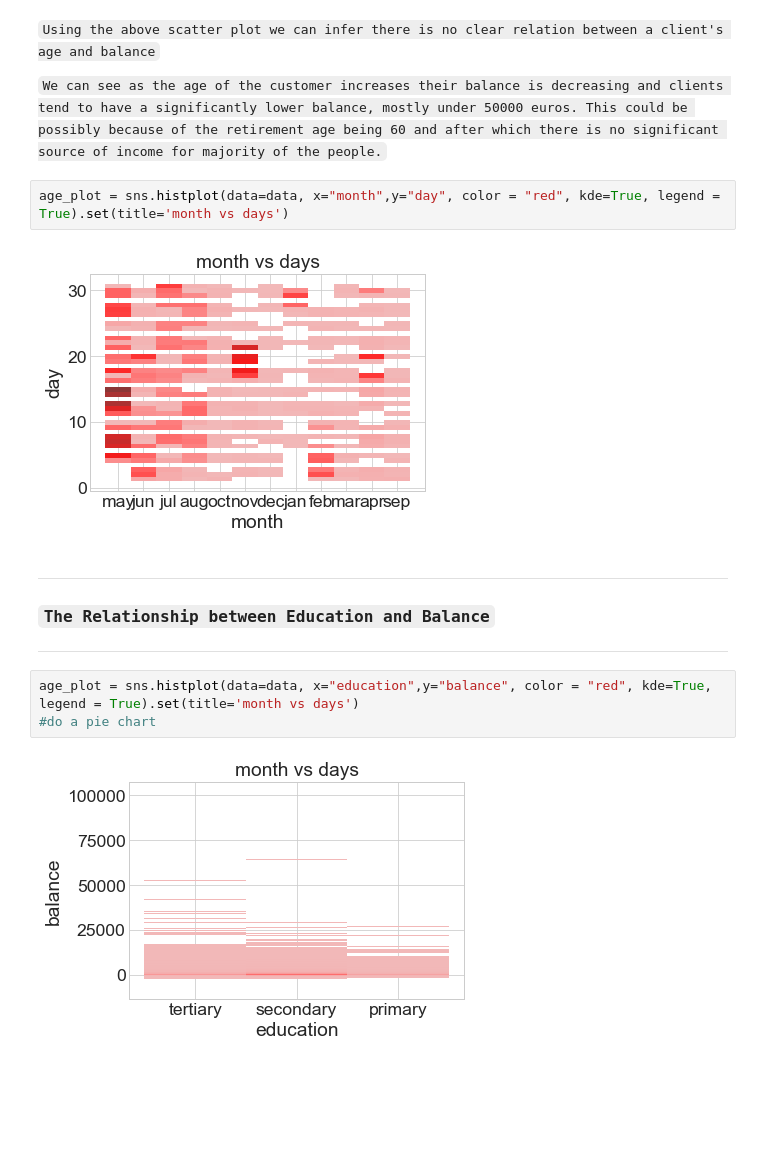
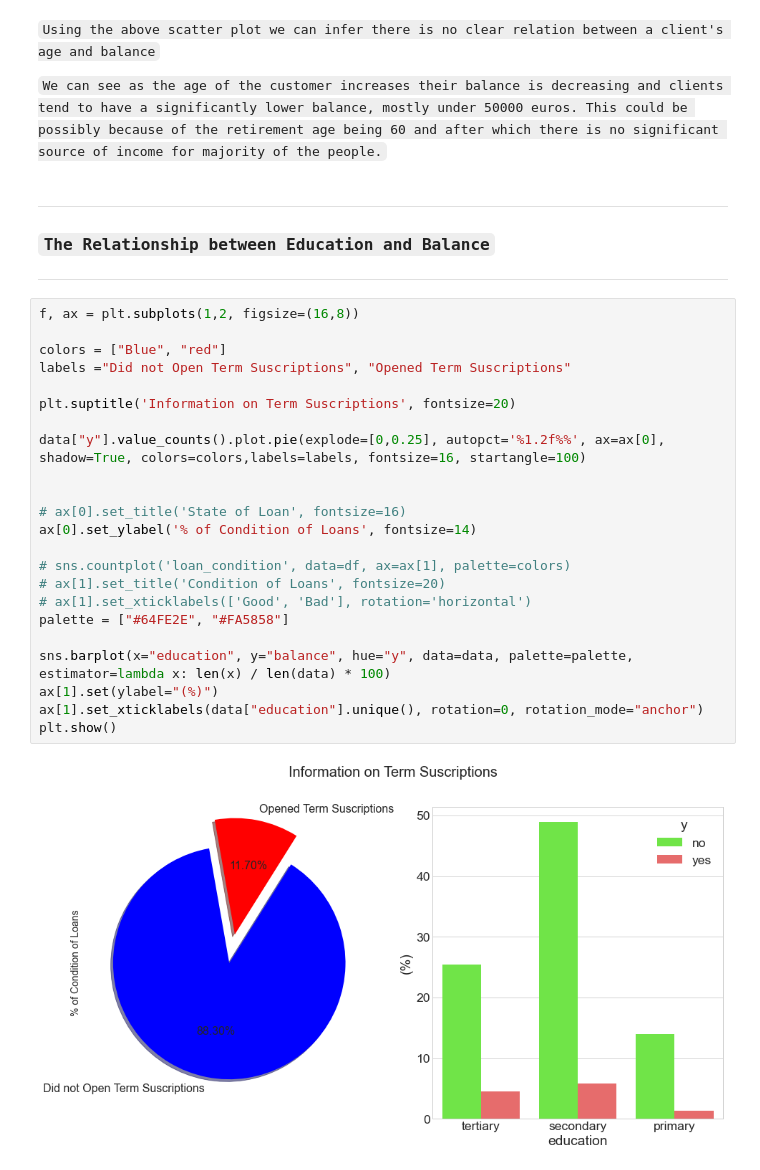
Before and after one commit to aditya230302/Bank-Full-EDA, a Jupyter notebook: bank123456789.ipynb, the cells around one changed output. Saved outputs shown, nothing was run; the diff lists cells and outputs as text; blank space fills up the shorter version.

Commit message:
updated term deposit

```diff
--- a/bank123456789.ipynb
+++ b/bank123456789.ipynb
@@ -502,16 +542,32 @@ plt.show()
 `Using the above scatter plot we can infer there is no clear relation between a client's age and balance`
 
 `We can see as the age of the customer increases their balance is decreasing and clients tend to have a significantly lower balance, mostly under 50000 euros. This could be possibly because of the retirement age being 60 and after which there is no significant source of income for majority of the people.`
-# %%
-age_plot = sns.histplot(data=data, x="month",y="day", color = "red", kde=True, legend = True).set(title='month vs days')
-# %% [output]
-[figure, removed]
 # %% [markdown]
 ***
 ### **`The Relationship between Education and Balance`**
 ***
-# %%
-age_plot = sns.histplot(data=data, x="education",y="balance", color = "red", kde=True, legend = True).set(title='month vs days')
-#do a pie chart
-# %% [output]
-[figure, removed]
+# %%
+f, ax = plt.subplots(1,2, figsize=(16,8))
+
+colors = ["Blue", "red"]
+labels ="Did not Open Term Suscriptions", "Opened Term Suscriptions"
+
+plt.suptitle('Information on Term Suscriptions', fontsize=20)
+
+data["y"].value_counts().plot.pie(explode=[0,0.25], autopct='%1.2f%%', ax=ax[0], shadow=True, colors=colors,labels=labels, fontsize=16, startangle=100)
+
+
+# ax[0].set_title('State of Loan', fontsize=16)
+ax[0].set_ylabel('% of Condition of Loans', fontsize=14)
+
+# sns.countplot('loan_condition', data=df, ax=ax[1], palette=colors)
+# ax[1].set_title('Condition of Loans', fontsize=20)
+# ax[1].set_xticklabels(['Good', 'Bad'], rotation='horizontal')
+palette = ["#64FE2E", "#FA5858"]
+
+sns.barplot(x="education", y="balance", hue="y", data=data, palette=palette, estimator=lambda x: len(x) / len(data) * 100)
+ax[1].set(ylabel="(%)")
+ax[1].set_xticklabels(data["education"].unique(), rotation=0, rotation_mode="anchor")
+plt.show()
+# %% [output]
+[figure, added]
```
Also changed, not shown: parts of 5 cells of this notebook.
